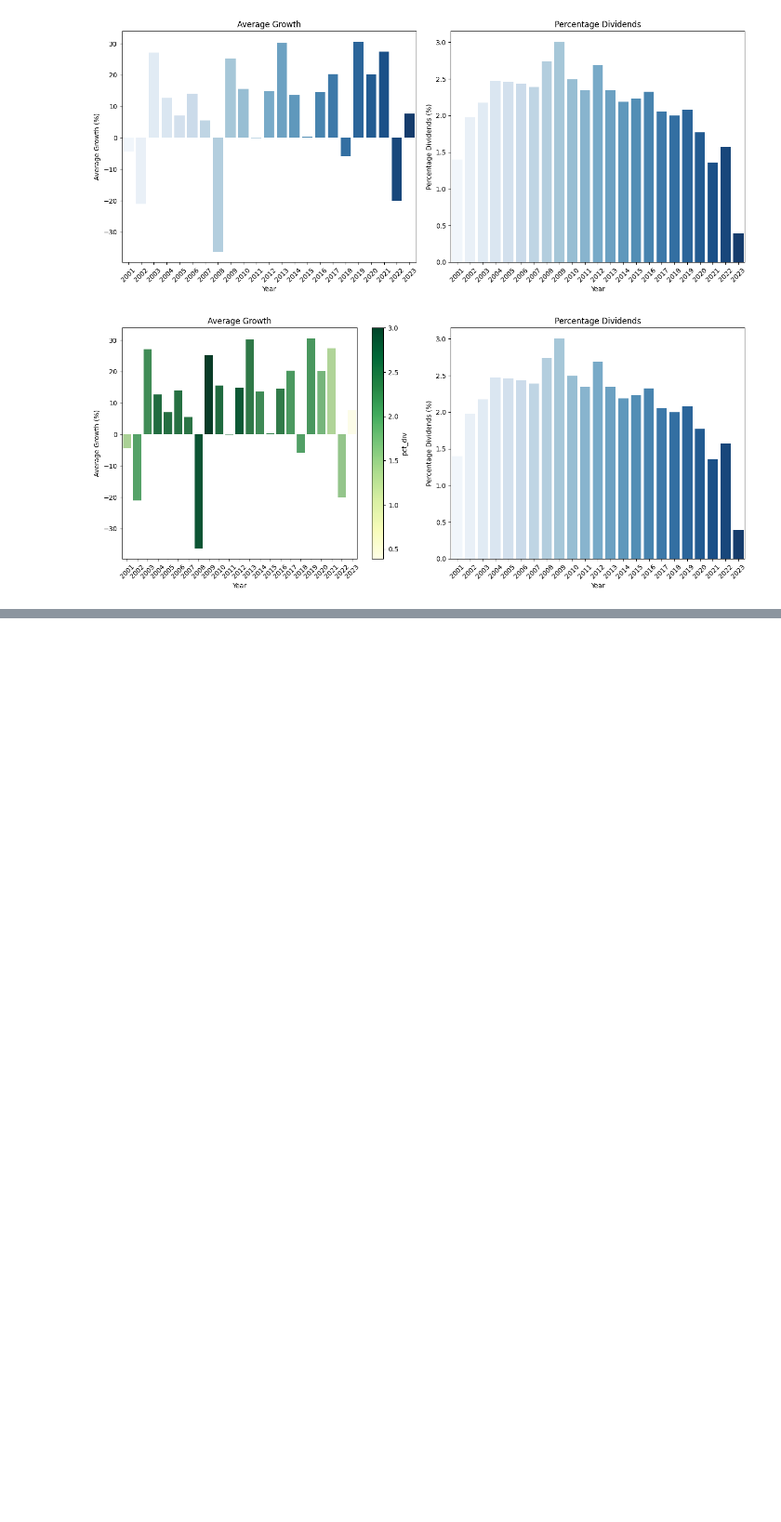
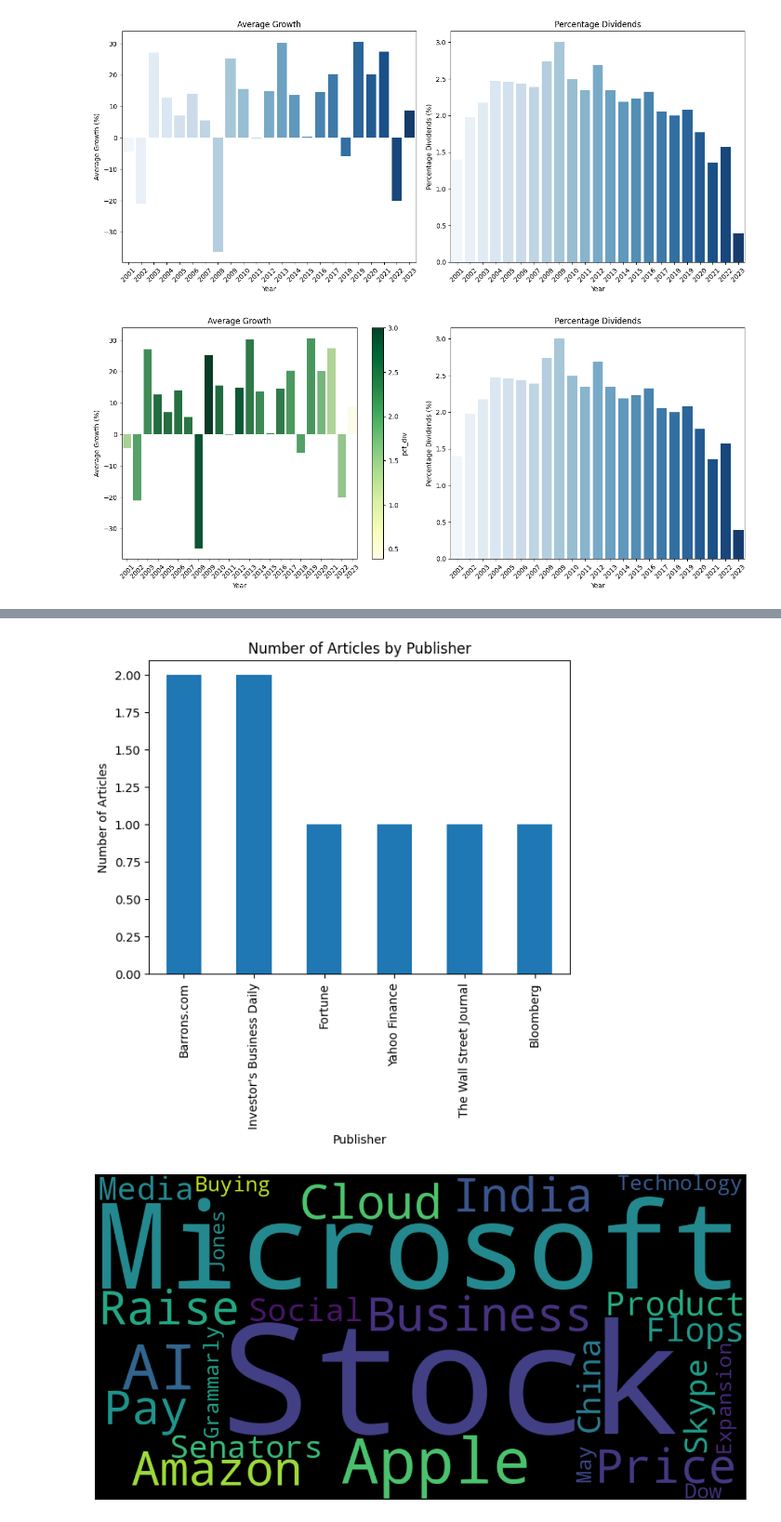
Before and after one commit to clementnardari/StockMarketPrediction, a Jupyter notebook: StockMarketPrediction_V3.ipynb, the cells around one changed output, grey strips where cells are left out. Shown: that part at 93% size. Saved outputs shown, nothing was run; the diff lists cells and outputs as text; code cells hidden in the pictures; blank space fills up the shorter version.

Commit message:
Sentiment analysis

```diff
--- a/StockMarketPrediction_V3.ipynb
+++ b/StockMarketPrediction_V3.ipynb
@@ -291,0 +197,7 @@ Note: you may need to restart the kernel to use updated packages.
+# %%
+import os
+import openai
+import yaml
+import json
+OPENAI_API_KEY = yaml.safe_load(open("OPENAI_API_KEY.yaml"))
+openai.api_key = OPENAI_API_KEY["API_key"]
@@ -291,0 +213,2 @@ Note: you may need to restart the kernel to use updated packages.
+# %%
+msft_news=msft.news
@@ -291,0 +217,8 @@ Note: you may need to restart the kernel to use updated packages.
+# %%
+data_json = msft_news
+
+prompt = f"""
+Transform the following python dictionary from JSON to an HTML \
+table with column headers and title: {data_json}
+"""
+response = get_completion(prompt)
@@ -291,0 +228,3 @@ Note: you may need to restart the kernel to use updated packages.
+# %%
+# Extract publisher and title
+News = [{"publisher": item['publisher'],"Related Tickers": item['relatedTickers'], "title": item['title']} for item in data_json]
@@ -291,0 +290,38 @@ Note: you may need to restart the kernel to use updated packages.
+# %%
+import matplotlib.pyplot as plt
+from wordcloud import WordCloud
+import pandas as pd
+
+# assuming your data is stored in a variable called data
+df = pd.DataFrame(Items)
+
+# Bar chart of publishers
+df['publisher'].value_counts().plot(kind='bar')
+plt.title('Number of Articles by Publisher')
+plt.xlabel('Publisher')
+plt.ylabel('Number of Articles')
+plt.show()
+
+# Wordcloud of topics
+wordcloud = WordCloud(width = 1000, height = 500).generate(' '.join(df['topics']))
+plt.figure(figsize=(15,8))
+plt.imshow(wordcloud)
+plt.axis("off")
+plt.show()
+
+# Pie chart of overall sentiment
+bins = pd.cut(df['overall_sentiment'].astype(int), bins=[0, 25, 50, 75, 100], labels=['Negative', 'Neutral', 'Positive', 'Very positive'])
+bins.value_counts().plot(kind='pie', autopct='%1.1f%%')
+plt.title('Overall Sentiment Distribution')
+plt.show()
+
+# Bar chart of average sentiment per publisher
+df['overall_sentiment'] = df['overall_sentiment'].astype(int)
+df.groupby('publisher')['overall_sentiment'].mean().plot(kind='bar')
+plt.title('Average Sentiment by Publisher')
+plt.xlabel('Publisher')
+plt.ylabel('Average Sentiment')
+plt.show()
+# %% [output]
+[figure, added]
+[figure, added]
```
Also changed, not shown: parts of 13 cells of this notebook, 1 other file.
